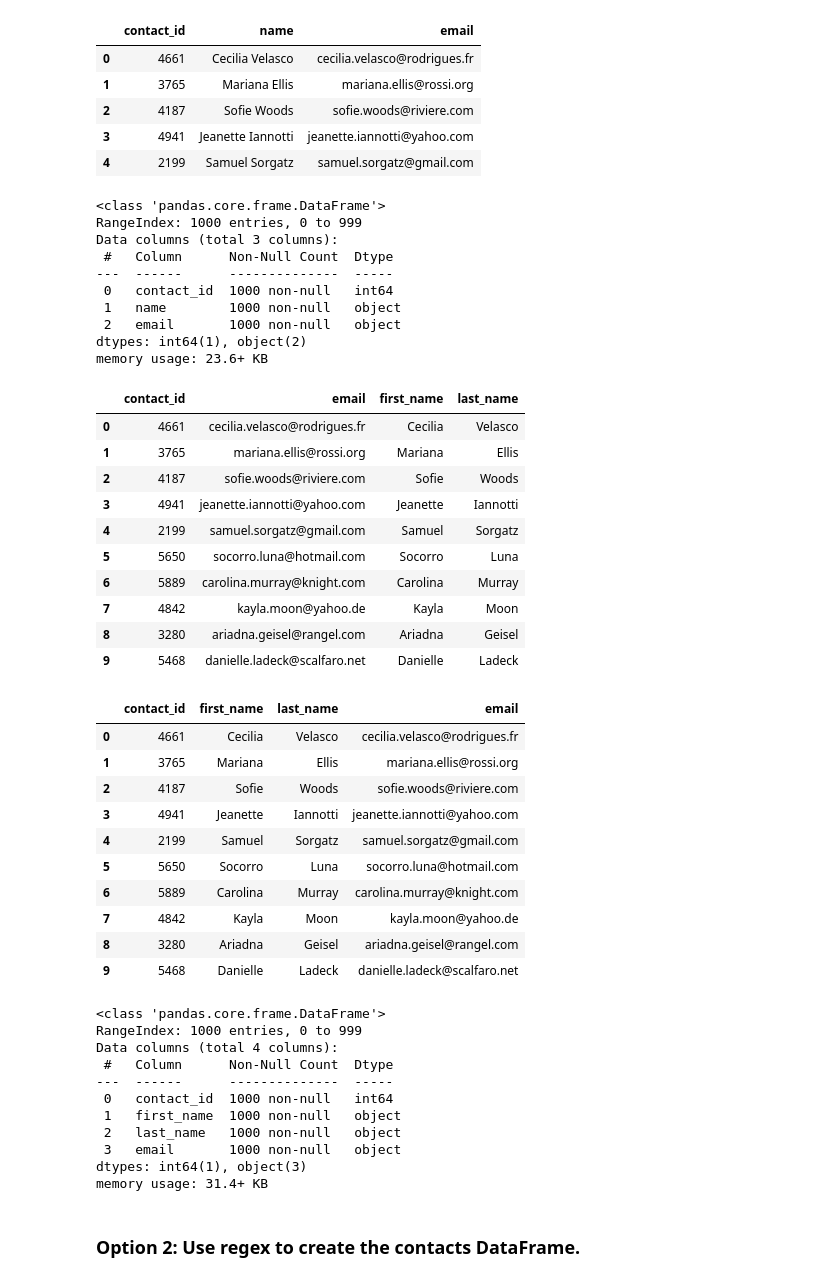
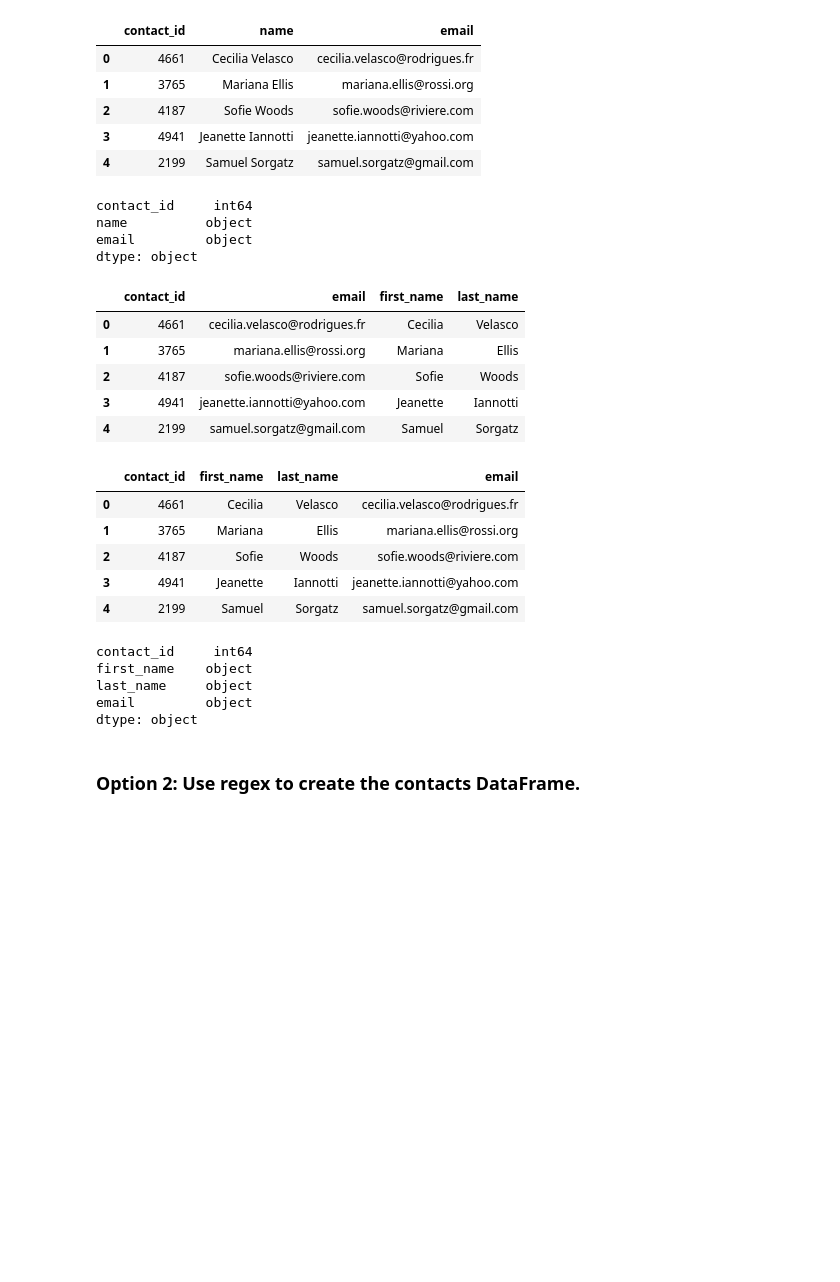
Before and after one commit to beccasolomon22/Crowdfunding_ETL, a Jupyter notebook: ETL_Mini_Project_YPan_Harsh_TErdenebat_RSolomon_LMehare_RChiu.ipynb, the cells around one changed output. Saved outputs shown, nothing was run; the diff lists cells and outputs as text; code cells hidden in the pictures; blank space fills up the shorter version.

```diff
--- a/ETL_Mini_Project_YPan_Harsh_TErdenebat_RSolomon_LMehare_RChiu.ipynb
+++ b/ETL_Mini_Project_YPan_Harsh_TErdenebat_RSolomon_LMehare_RChiu.ipynb
@@ -266,8 +299,13 @@ campaign_cleaned.to_csv("Resources/campaign.csv", index=False)
 ### Extract the contacts.xlsx Data.
 # %%
 # Read the data into a Pandas DataFrame. Use the `header=2` parameter when reading in the data.
-contact_info_df = pd.read_excel('Resources/contacts.xlsx', header=2)
+import re
+import json
+contact_info_df = pd.read_excel('Resources/contacts.xlsx', header=3)
 contact_info_df.head()
+# the code below is an example of changing the first row to the column title
+# however, if you chang header = 2 to header = 3 you can skip those steps.
+# just starting the excel read one row down.
 # %% [output]
 |  | contact_info |
 | 0 | {"contact_id": 4661, "name": "Cec... |
@@ -290,9 +338,7 @@ Then export the DataFrame as a `contacts.csv` CSV file.
 # %%
 # Iterate through the contact_info_df and convert each row to a dictionary.
-import json
-dict_values = []
-
+contact_dicts = [json.loads(i) for i in contact_info_df['contact_info']]
 
 # Print out the list of values for each row.
-print(dict_values)
+contact_dicts
 # %% [output]
@@ -300,6 +362,8 @@ print(dict_values)
 # %%
 # Create a contact_info DataFrame and add each list of values, i.e., each row
 # to the 'contact_id', 'name', 'email' columns.
+contact_info = pd.DataFrame.from_dict(contact_dicts)
+contact_info.head()
 # %% [output]
 |  | contact_id | name | email |
 | 0 | 4661 | Cecilia Velasco | cecilia.velasco@rodrigues.fr |
@@ -309,36 +373,30 @@ print(dict_values)
 | 4 | 2199 | Samuel Sorgatz | samuel.sorgatz@gmail.com |
 # %%
 # Check the datatypes.
+contact_info.dtypes
 # %% [output]
-<class 'pandas.core.frame.DataFrame'>
-RangeIndex: 1000 entries, 0 to 999
-Data columns (total 3 columns):
- #   Column      Non-Null Count  Dtype
----  ------      --------------  -----
- 0   contact_id  1000 non-null   int64
- 1   name        1000 non-null   object
- 2   email       1000 non-null   object
-dtypes: int64(1), object(2)
-memory usage: 23.6+ KB
+contact_id     int64
+name          object
+email         object
+dtype: object
 # %%
 # Create a "first"name" and "last_name" column with the first and last names from the "name" column.
-
+contact_info[['first_name', 'last_name']] = contact_info['name'].str.split(' ', n=2, expand=True)
 
 # Drop the contact_name column
+contact_info = contact_info[['contact_id', 'email', 'first_name', 'last_name']]
+contact_info.head()
 # %% [output]
 |  | contact_id | email | first_name | last_name |
 | 0 | 4661 | cecilia.velasco@rodrigues.fr | Cecilia | Velasco |
 | 1 | 3765 | mariana.ellis@rossi.org | Mariana | Ellis |
 | 2 | 4187 | sofie.woods@riviere.com | Sofie | Woods |
 | 3 | 4941 | jeanette.iannotti@yahoo.com | Jeanette | Iannotti |
 | 4 | 2199 | samuel.sorgatz@gmail.com | Samuel | Sorgatz |
-| 5 | 5650 | socorro.luna@hotmail.com | Socorro | Luna |
-| 6 | 5889 | carolina.murray@knight.com | Carolina | Murray |
-| 7 | 4842 | kayla.moon@yahoo.de | Kayla | Moon |
-| 8 | 3280 | ariadna.geisel@rangel.com | Ariadna | Geisel |
-| 9 | 5468 | danielle.ladeck@scalfaro.net | Danielle | Ladeck |
 # %%
 # Reorder the columns
+contacts_df_clean = contact_info[['contact_id', 'first_name', 'last_name', 'email']]
+contacts_df_clean.head()
 # %% [output]
 |  | contact_id | first_name | last_name | email |
 | 0 | 4661 | Cecilia | Velasco | cecilia.velasco@rodrigues.fr |
@@ -346,25 +404,15 @@ memory usage: 23.6+ KB
 | 2 | 4187 | Sofie | Woods | sofie.woods@riviere.com |
 | 3 | 4941 | Jeanette | Iannotti | jeanette.iannotti@yahoo.com |
 | 4 | 2199 | Samuel | Sorgatz | samuel.sorgatz@gmail.com |
-| 5 | 5650 | Socorro | Luna | socorro.luna@hotmail.com |
-| 6 | 5889 | Carolina | Murray | carolina.murray@knight.com |
-| 7 | 4842 | Kayla | Moon | kayla.moon@yahoo.de |
-| 8 | 3280 | Ariadna | Geisel | ariadna.geisel@rangel.com |
-| 9 | 5468 | Danielle | Ladeck | danielle.ladeck@scalfaro.net |
 # %%
 # Check the datatypes one more time before exporting as CSV file.
+contacts_df_clean.dtypes
 # %% [output]
-<class 'pandas.core.frame.DataFrame'>
-RangeIndex: 1000 entries, 0 to 999
-Data columns (total 4 columns):
- #   Column      Non-Null Count  Dtype
----  ------      --------------  -----
- 0   contact_id  1000 non-null   int64
- 1   first_name  1000 non-null   object
- 2   last_name   1000 non-null   object
- 3   email       1000 non-null   object
-dtypes: int64(1), object(3)
-memory usage: 31.4+ KB
+contact_id     int64
+first_name    object
+last_name     object
+email         object
+dtype: object
 # %%
 # Export the DataFrame as a CSV file.
 contacts_df_clean.to_csv("Resources/contacts.csv", encoding='utf8', index=False)
```
Also changed, not shown: parts of 26 cells of this notebook.
